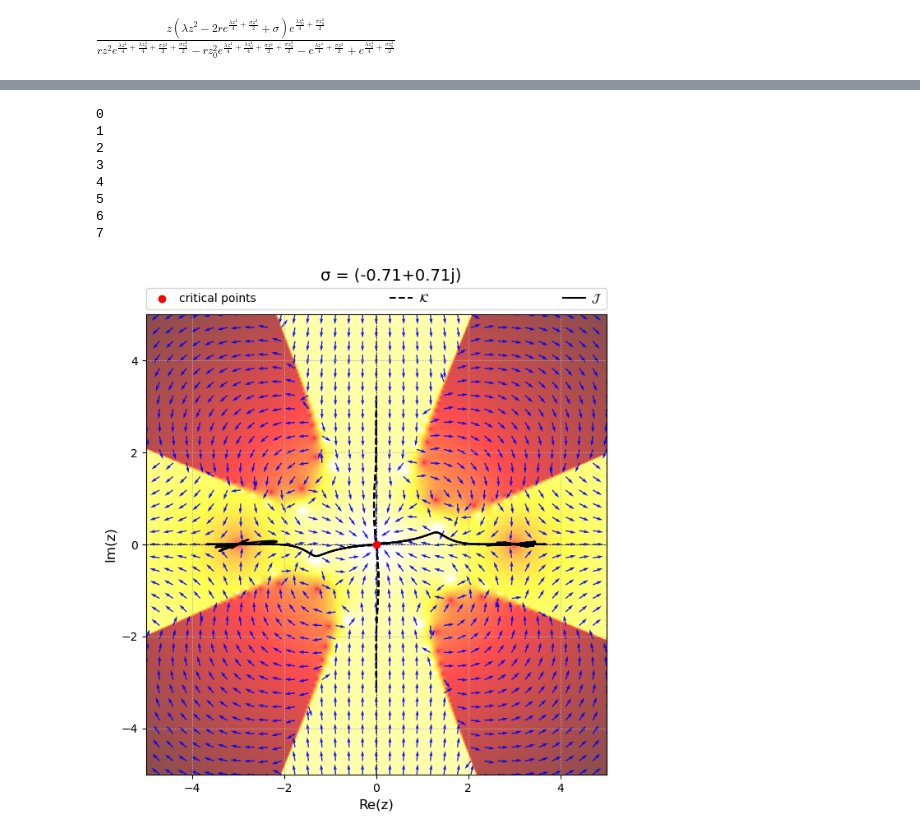
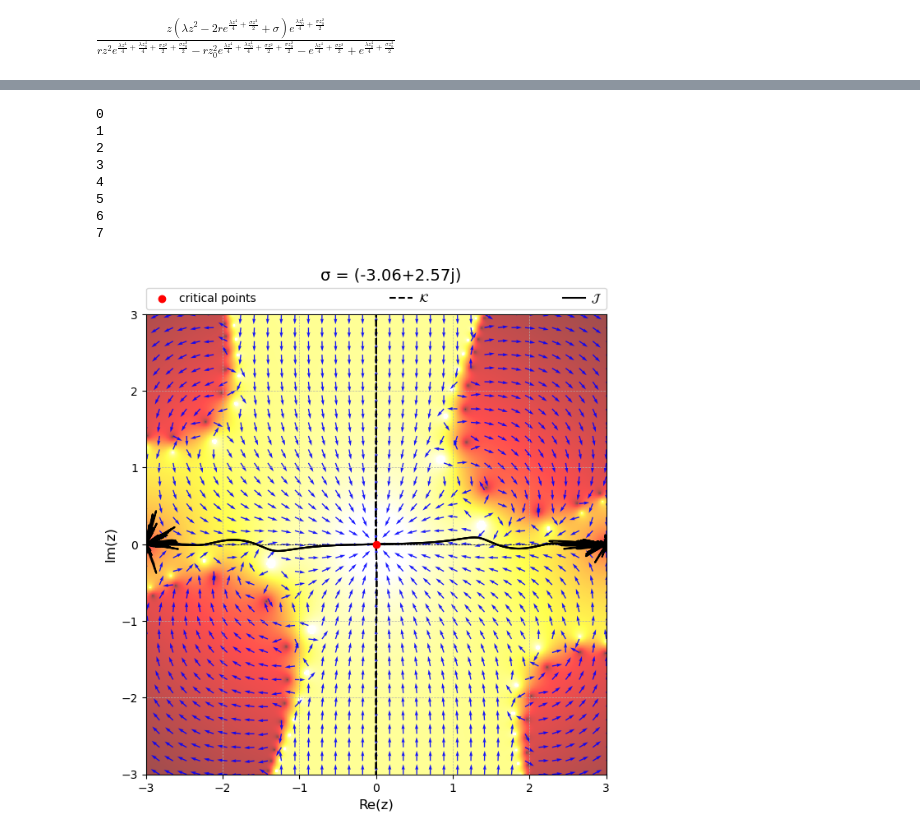
Before and after one commit to FabianHelmberger/Master_project, a Jupyter notebook: thimbles/modified_thimbles.ipynb, the cells around one changed output, grey strips where cells are left out. Cells and saved outputs as stored; diff of their text form; code cells hidden in the pictures.

```diff
--- a/thimbles/modified_thimbles.ipynb
+++ b/thimbles/modified_thimbles.ipynb
@@ -0,0 +254,9 @@
+# %%
+def drift(z, sigma, lamb):
+    return z*sigma+z**3*lamb
+
+def flow_equation_stable(t, z, sigma, lamb, r, z0):
+    return +np.conj(drift(z, sigma, lamb))
+
+def flow_equation_unstable(t, z, sigma, lamb, r, z0):
+    return -np.conj(drift(z, sigma, lamb))
@@ -97,8 +525,8 @@ def thimble_plot(action=None, drift=None, crit_points=None, flow_equation=None,
     ax.grid(True, which='both', linestyle='--', linewidth=0.5)# S_derivative_real
     ax.set_aspect('equal', adjustable='box')
 
-    ax.set_xlim(*(val * 1.0001 for val in x_range))
-    ax.set_ylim(*(val * 1.0001 for val in y_range))
+    # ax.set_xlim(*(val * 1.0001 for val in x_range))
+    # ax.set_ylim(*(val * 1.0001 for val in y_range))
 
     from matplotlib.lines import Line2D
 
@@ -287,27 +727,33 @@ drift_mod_func = np.vectorize(drift_mod_func)
 # %%
 z0 = 3
 
 def flow_equation(t, z, r, sigma, lamb, factor):
     drift =  drift_mod_func(z, z0, r, sigma, lamb)
     return factor*np.conj(drift)
 
 
-sigma_phase=3*np.pi/4
+sigma_phase=3/4*np.pi
 lamb_phase=0
-sigma_abs=1
+sigma_abs=4
 lamb_abs=1
 sigma = sigma_abs*np.exp(1j*sigma_phase)
 lamb = lamb_abs*np.exp(1j*lamb_phase)
-x_range = (-5, 5)
-y_range = (-5, 5)
-thimble_plot(drift=drift_mod_func, flow_equation=flow_equation, z0 = z0, sigma_phase=sigma_phase, t_span=(0,30), x_range=x_range, y_range=y_range, r=1.5)
+x_range = (-3, 3)
+y_range = (-3, 3)
+
+sigma = -3.06417777+2.57115044j
+sigma_phase = np.angle(sigma)
+# thimble_plot(drift=drift_mod_func, flow_equation=flow_equation, z0 = z0, sigma_phase=sigma_phase, t_span=(0,420), x_range=x_range, y_range=y_range, r=1.5)
+# thimble_plot(drift=drift_mod_func, flow_equation=flow_equation, z0 = z0, sigma_phase=sigma_phase, t_span=(0,330), x_range=x_range, y_range=y_range, r=1.4)
+thimble_plot(drift=drift_mod_func, flow_equation=flow_equation, z0 = z0, sigma_phase=sigma_phase, sigma_abs = 4, t_span=(0,40), x_range=x_range, y_range=y_range, r=35)
+# thimble_plot(drift=drift_mod_func, flow_equation=flow_equation, z0 = z0, sigma_phase=sigma_phase, t_span=(0,10), x_range=x_range, y_range=y_range, r=1.22)
 # %% [output]
 0
 1
 2
 3
 4
 5
 6
 7
-[figure, old version]
+[figure, new version]
```
Also changed, not shown: parts of 13 cells of this notebook, 30 other files.
